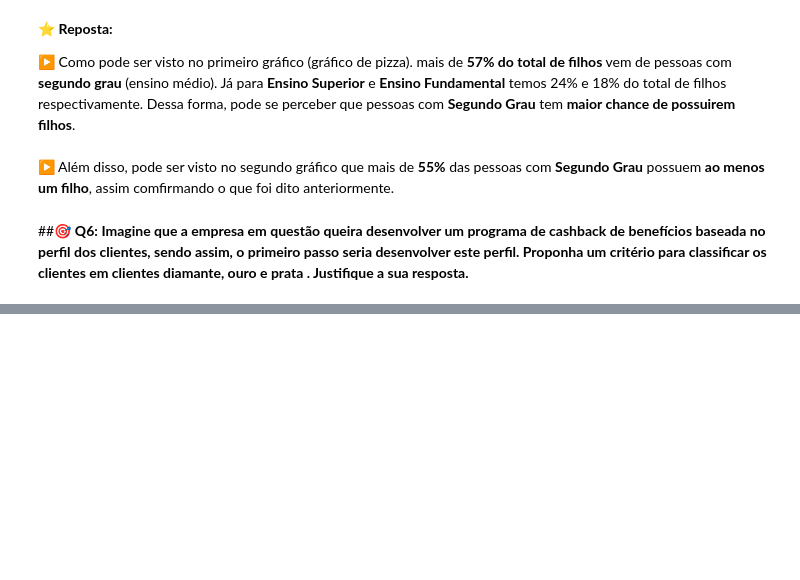
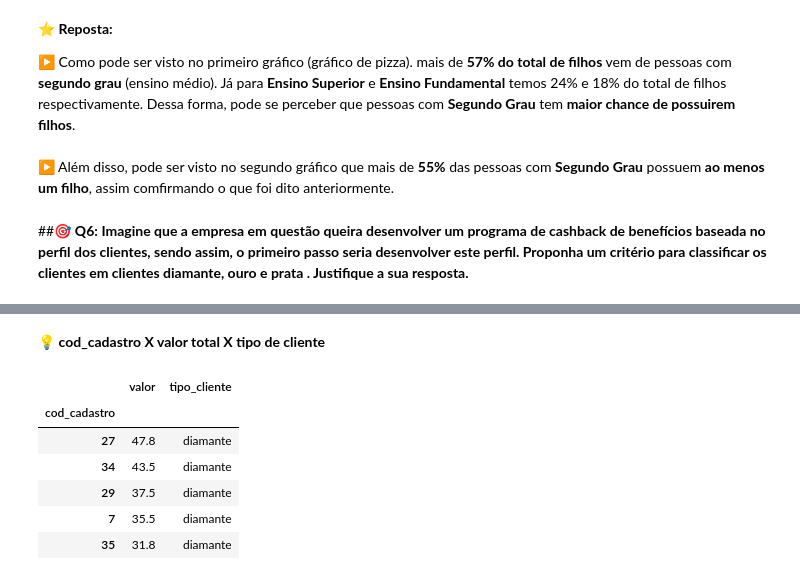
Before and after one commit to VictorCalebeIFG/MaxxiTeste, a Jupyter notebook: Maxxi_exercicio_1.ipynb, the cells around one changed output, grey strips where cells are left out. Saved outputs shown, nothing was run; the diff lists cells and outputs as text; code cells hidden in the pictures; blank space fills up the shorter version.

```diff
--- a/Maxxi_exercicio_1.ipynb
+++ b/Maxxi_exercicio_1.ipynb
@@ -257,0 +299,12 @@ codcadastroXvalortotal
+# %% [markdown]
+💡 **cod_cadastro X valor total X tipo de cliente**
+# %%
+codcadastroXvalortotal.head() # Tabela com os usuários, valor total gasto e o tipo de usuário.
+# %% [output]
+|  | valor | tipo_cliente |
+| cod_cadastro |  |  |
+| 27 | 47.8 | diamante |
+| 34 | 43.5 | diamante |
+| 29 | 37.5 | diamante |
+| 7 | 35.5 | diamante |
+| 35 | 31.8 | diamante |
```
Also changed, not shown: parts of 24 cells of this notebook.
